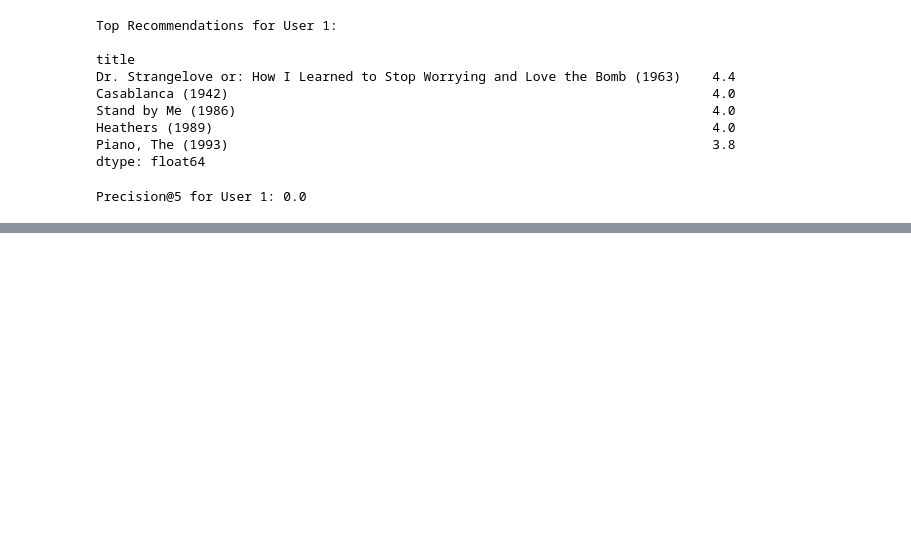
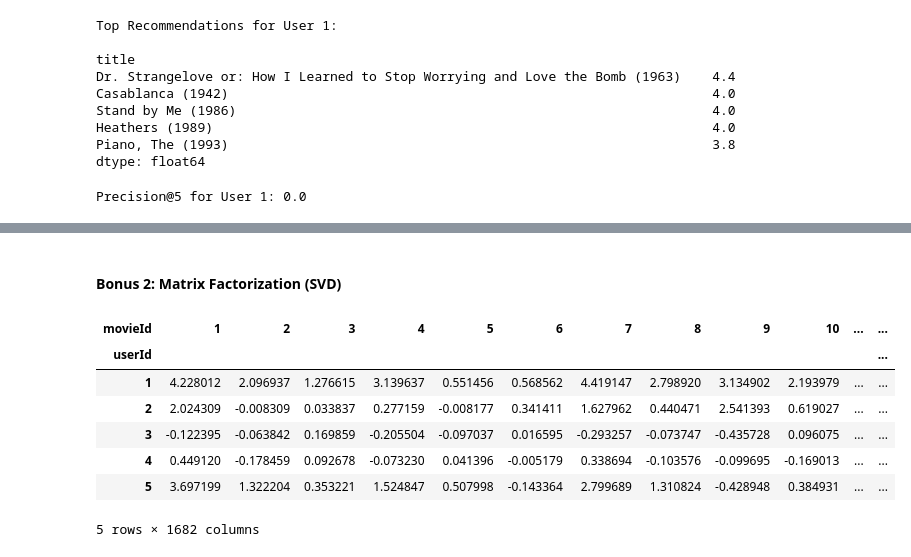
Before and after one commit to hafsamaryam08/Movie-Recommendation-System, a Jupyter notebook: recommendation_system.ipynb, the cells around one changed output, grey strips where cells are left out. Cells and saved outputs as stored; diff of their text form; code cells hidden in the pictures; blank space fills up the shorter version.

```diff
--- a/recommendation_system.ipynb
+++ b/recommendation_system.ipynb
@@ -126,0 +156,30 @@ Precision@5 for User 1: 0.0
+# %% [markdown]
+#### Bonus 2: Matrix Factorization (SVD)
+# %%
+from sklearn.decomposition import TruncatedSVD
+
+# Pivot table (user-item matrix)
+user_item_matrix = ratings.pivot(index="userId", columns="movieId", values="rating").fillna(0)
+
+# Apply Truncated SVD (reduce to 20 latent features)
+svd = TruncatedSVD(n_components=20, random_state=42)
+matrix_reduced = svd.fit_transform(user_item_matrix)
+
+# Reconstruct the approximated ratings matrix
+approx_ratings = svd.inverse_transform(matrix_reduced)
+
+# Convert back to DataFrame
+approx_ratings_df = pd.DataFrame(approx_ratings,
+                                 index=user_item_matrix.index,
+                                 columns=user_item_matrix.columns)
+
+approx_ratings_df.head()
+# %% [output]
+| movieId | 1 | 2 | 3 | 4 | 5 | 6 | 7 | 8 | 9 | 10 | ... | ... |
+| userId |  |  |  |  |  |  |  |  |  |  |  | ... |
+| 1 | 4.228012 | 2.096937 | 1.276615 | 3.139637 | 0.551456 | 0.568562 | 4.419147 | 2.798920 | 3.134902 | 2.193979 | ... | ... |
+| 2 | 2.024309 | -0.008309 | 0.033837 | 0.277159 | -0.008177 | 0.341411 | 1.627962 | 0.440471 | 2.541393 | 0.619027 | ... | ... |
+| 3 | -0.122395 | -0.063842 | 0.169859 | -0.205504 | -0.097037 | 0.016595 | -0.293257 | -0.073747 | -0.435728 | 0.096075 | ... | ... |
+| 4 | 0.449120 | -0.178459 | 0.092678 | -0.073230 | 0.041396 | -0.005179 | 0.338694 | -0.103576 | -0.099695 | -0.169013 | ... | ... |
+| 5 | 3.697199 | 1.322204 | 0.353221 | 1.524847 | 0.507998 | -0.143364 | 2.799689 | 1.310824 | -0.428948 | 0.384931 | ... | ... |
+5 rows × 1682 columns
```
Also changed, not shown: parts of 6 cells of this notebook, 1 other file.
